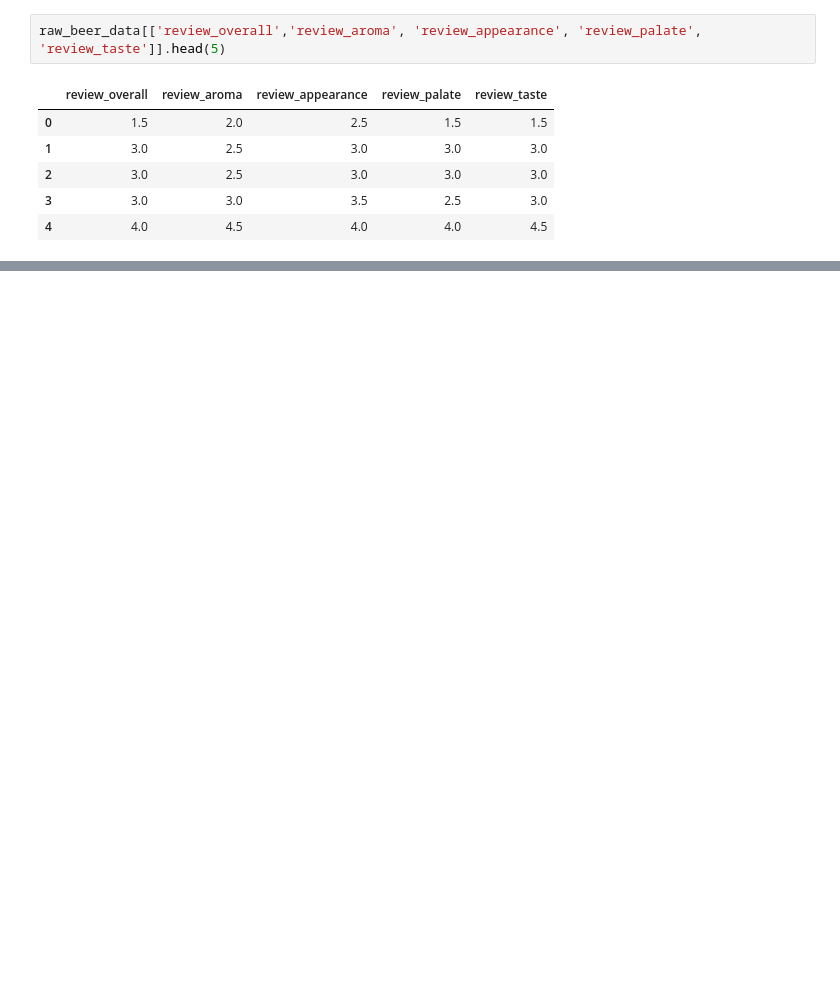
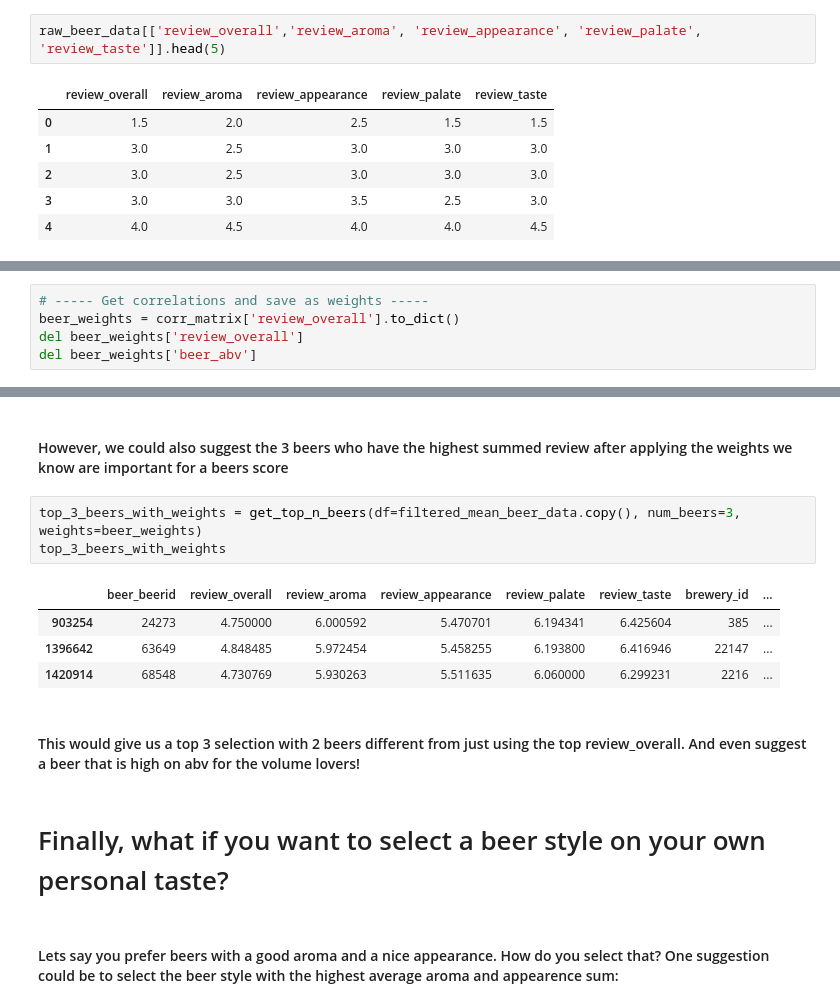
Before and after one commit to thomasblichfeldt/toogoodtogo_demo, a Jupyter notebook: best_beer.ipynb, the cells around one changed output, grey strips where cells are left out. Drawn from its saved outputs; the diff is of its cells as text; blank space fills up the shorter version.

```diff
--- a/best_beer.ipynb
+++ b/best_beer.ipynb
@@ -97,0 +139,5 @@ plt.show()
+# %%
+# ----- Get correlations and save as weights -----
+beer_weights = corr_matrix['review_overall'].to_dict()
+del beer_weights['review_overall']
+del beer_weights['beer_abv']
@@ -97,0 +168,16 @@ plt.show()
+# %% [markdown]
+#### However, we could also suggest the 3 beers who have the highest summed review after applying the weights we know are important for a beers score
+# %%
+top_3_beers_with_weights = get_top_n_beers(df=filtered_mean_beer_data.copy(), num_beers=3, weights=beer_weights)
+top_3_beers_with_weights
+# %% [output]
+|  | beer_beerid | review_overall | review_aroma | review_appearance | review_palate | review_taste | brewery_id | ... |
+| 903254 | 24273 | 4.750000 | 6.000592 | 5.470701 | 6.194341 | 6.425604 | 385 | ... |
+| 1396642 | 63649 | 4.848485 | 5.972454 | 5.458255 | 6.193800 | 6.416946 | 22147 | ... |
+| 1420914 | 68548 | 4.730769 | 5.930263 | 5.511635 | 6.060000 | 6.299231 | 2216 | ... |
+# %% [markdown]
+#### This would give us a top 3 selection with 2 beers different from just using the top review_overall. And even suggest a beer that is high on abv for the volume lovers!
+# %% [markdown]
+# Finally, what if you want to select a beer style on your own personal taste?
+# %% [markdown]
+#### Lets say you prefer beers with a good aroma and a nice appearance. How do you select that? One suggestion could be to select the beer style with the highest average aroma and appearence sum:
```
Also changed, not shown: parts of 44 cells of this notebook, 3 other files.
